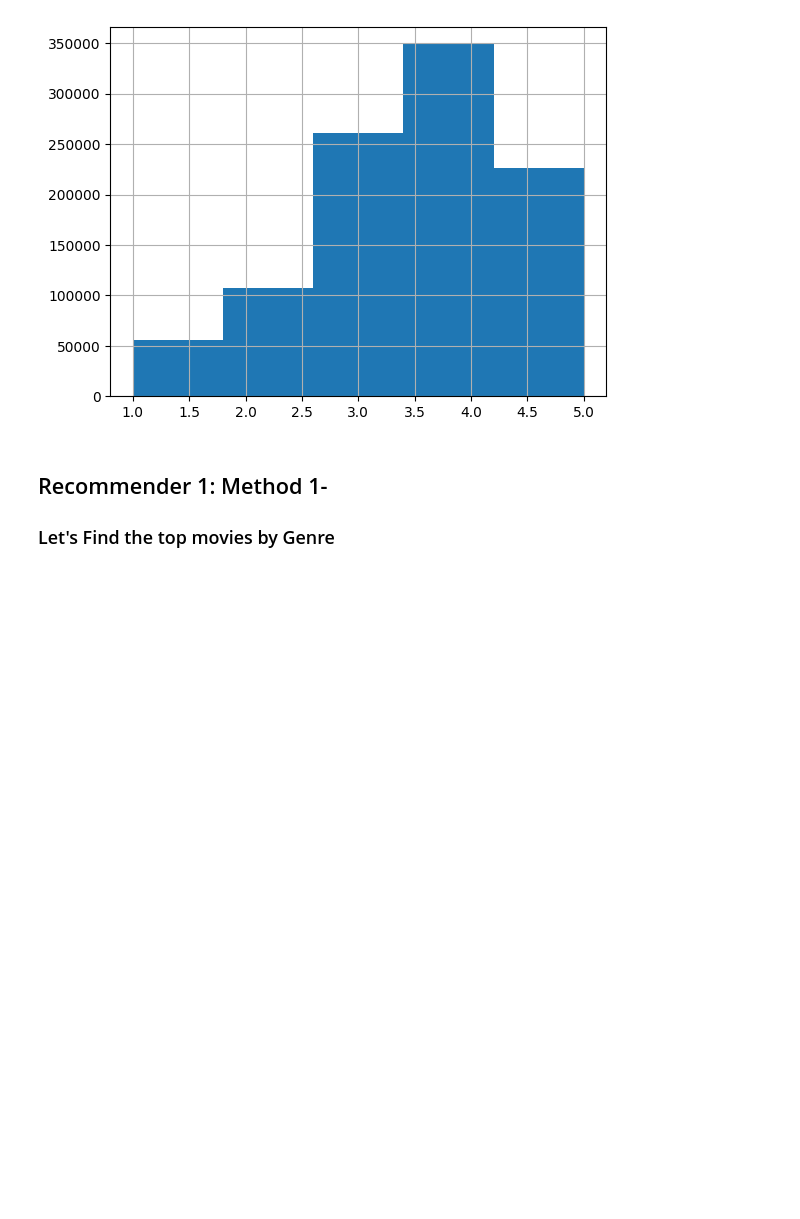
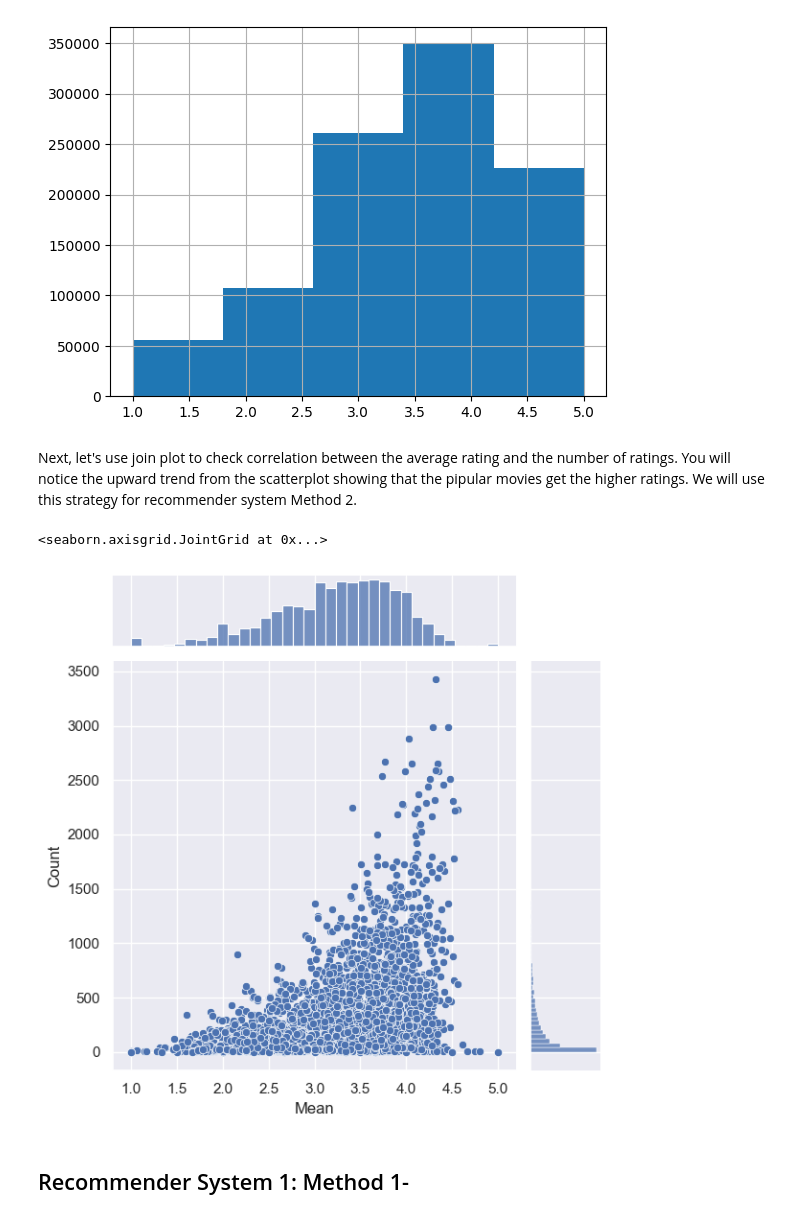
Before and after one commit to reethified/movie_recommender, a Jupyter notebook: movie_recommen.ipynb, the cells around one changed output. Cells and saved outputs as stored; diff of their text form; code cells hidden in the pictures; blank space fills up the shorter version.

Commit message:
Adding method 1 & 2 implementations for recommendations

```diff
--- a/movie_recommen.ipynb
+++ b/movie_recommen.ipynb
@@ -77,6 +78,17 @@ mov_rat['Rating'].hist(bins=5)
 # %% [output]
 <AxesSubplot: >
 [figure]
+# %% [markdown]
+Next, let's use join plot to check correlation between the average rating and the number of ratings.
+You will notice the upward trend from the scatterplot showing that the pipular movies get the higher ratings.
+We will use this strategy for recommender system Method 2.
+# %%
+import seaborn as sns
+sns.set_theme()
+genre_agg= mov_rat[['MovieID','Title_1','Rating']].groupby(['MovieID','Title_1'])['Rating'].agg(Mean='mean', Count='count')
+sns.jointplot(data=genre_agg,x="Mean",y="Count")
+# %% [output]
+<seaborn.axisgrid.JointGrid at 0x...>
+[figure, added]
 # %% [markdown]
-## Recommender 1: Method 1-
-### Let's Find the top movies by Genre
+## Recommender System 1: Method 1-
```
Also changed, not shown: parts of 22 cells of this notebook, 1 other file.
